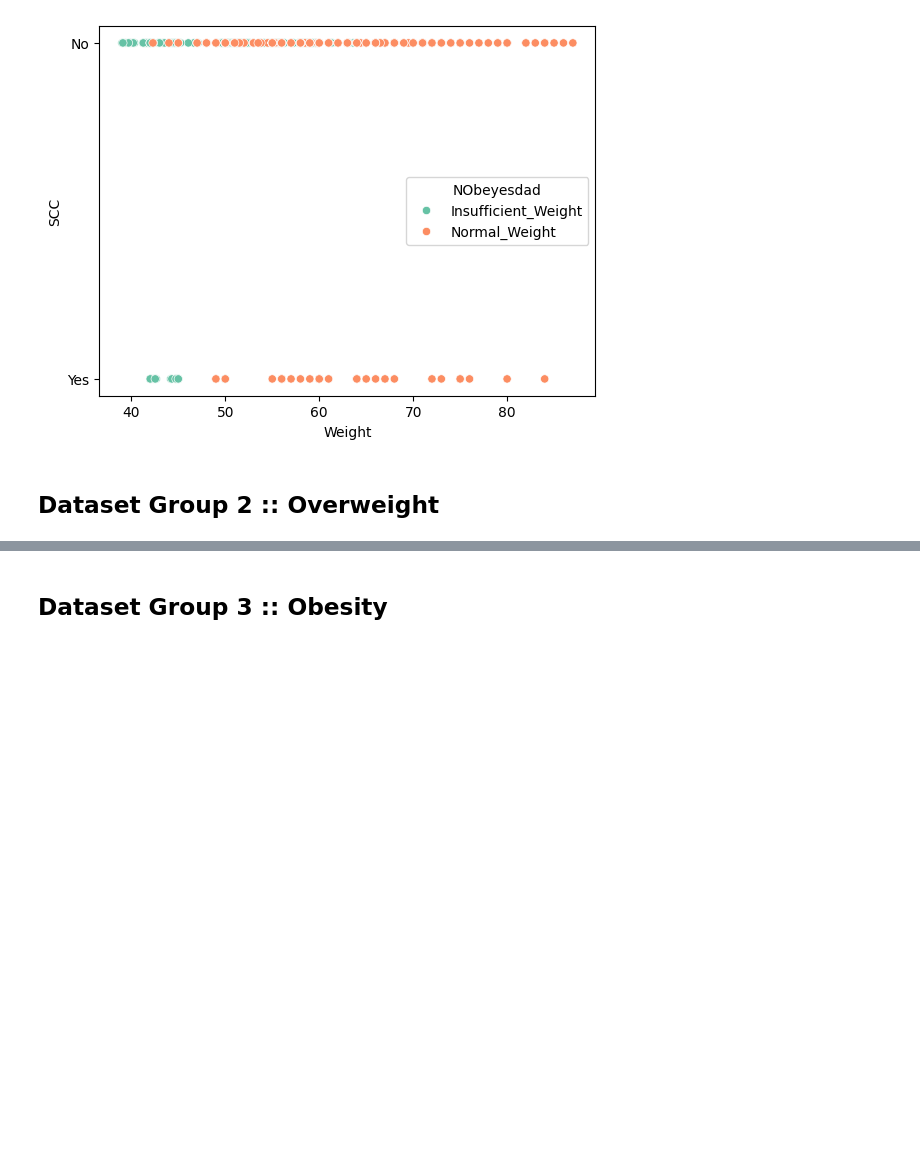
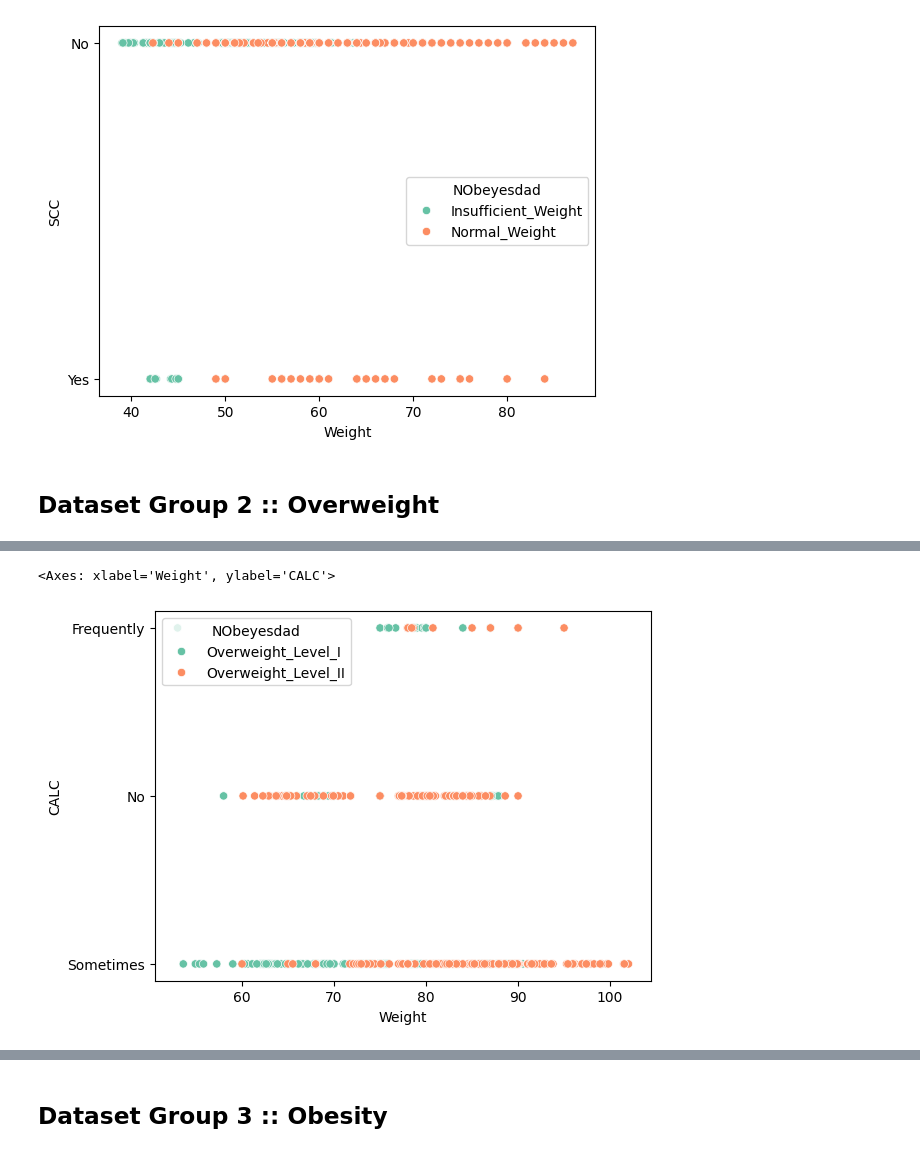
Before and after one commit to alexisuaguilaru/Obesity_Levels_Model, a Jupyter notebook: Exploratory_Data_Analysis/ExploratoryDataAnalysis.ipynb, the cells around one changed output, grey strips where cells are left out. Saved outputs shown, nothing was run; the diff lists cells and outputs as text; code cells hidden in the pictures; blank space fills up the shorter version.

```diff
--- a/Exploratory_Data_Analysis/ExploratoryDataAnalysis.ipynb
+++ b/Exploratory_Data_Analysis/ExploratoryDataAnalysis.ipynb
@@ -286,0 +296,5 @@ sns.heatmap(CorrelationMatrix_Group2,mask=MaskValues_Group2,cmap='RdYlBu',ytickl
+# %%
+sns.scatterplot(ObesityDataset_Group2,x='Weight',y='CALC',hue='NObeyesdad',palette='Set2')
+# %% [output]
+<Axes: xlabel='Weight', ylabel='CALC'>
+[figure, added]
```
Also changed, not shown: parts of 7 cells of this notebook.
